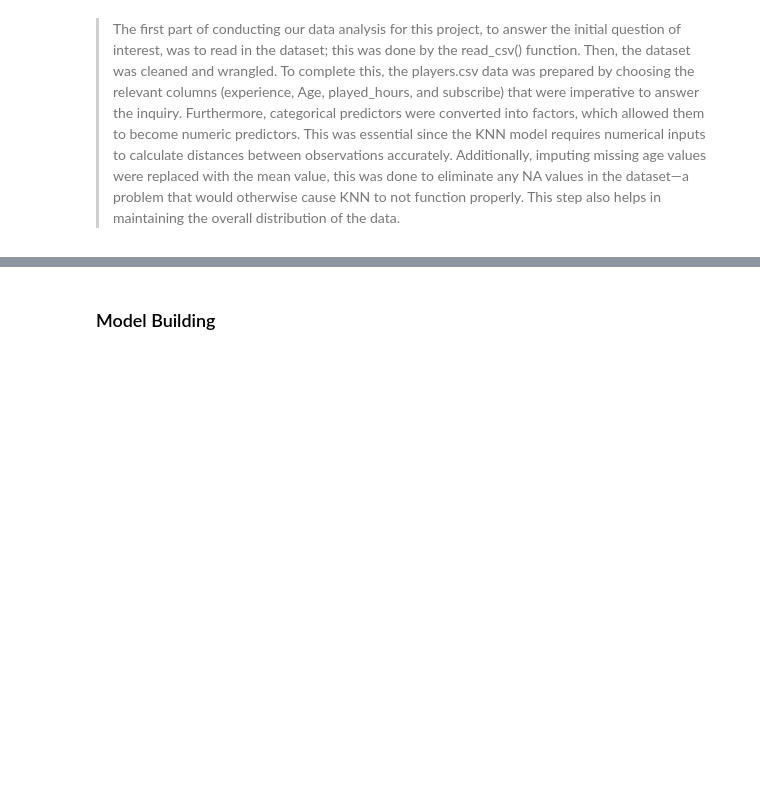
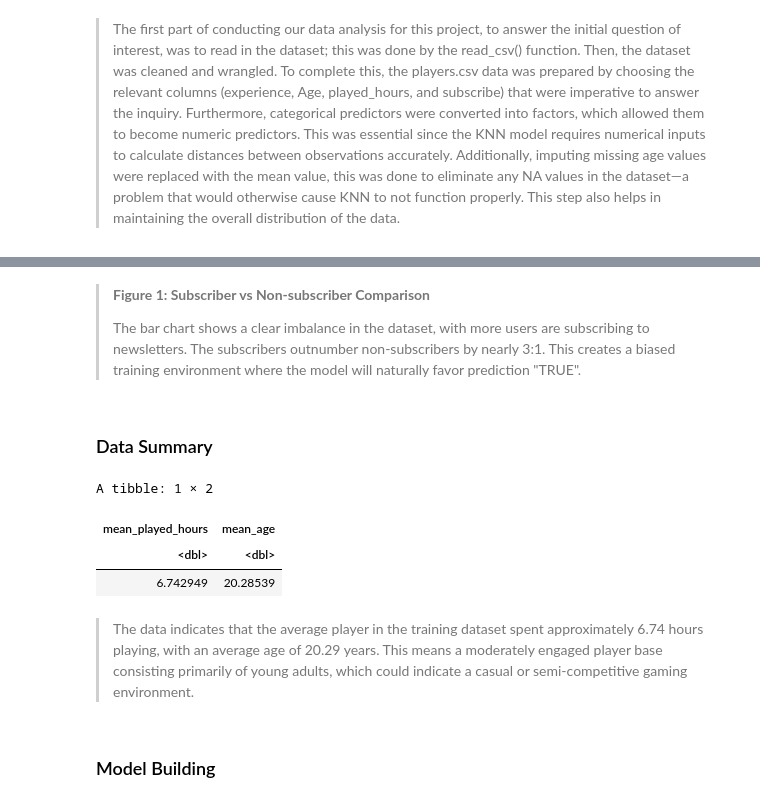
Before and after one commit to valkyraycho/DSCI-Project, a Jupyter notebook: project_report.ipynb, the cells around one changed output, grey strips where cells are left out. Saved outputs shown, nothing was run; the diff lists cells and outputs as text; code cells hidden in the pictures; blank space fills up the shorter version.

```diff
--- a/project_report.ipynb
+++ b/project_report.ipynb
@@ -119,3 +111,23 @@ player_testing  <- testing(player_split)
+# %% [markdown]
+>**Figure 1: Subscriber vs Non-subscriber Comparison**
+>
+>The bar chart shows a clear imbalance in the dataset, with more users are subscribing to newsletters. The subscribers outnumber non-subscribers by nearly 3:1. This creates a biased training environment where the model will naturally favor prediction "TRUE".
+# %% [markdown]
+### Data Summary
+# %%
+mean_players<-player_training|>
+    select(played_hours, Age)|>
+    summarize(mean_played_hours=mean(played_hours, na.rm=TRUE),
+        mean_age=mean(Age,na.rm=TRUE))
+
+mean_players
+# %% [output]
+A tibble: 1 × 2
+| mean_played_hours | mean_age |
+| <dbl> | <dbl> |
+| 6.742949 | 20.28539 |
+# %% [markdown]
+>The data indicates that the average player in the training dataset spent approximately 6.74 hours playing, with an average age of 20.29 years. This means a moderately engaged player base consisting primarily of young adults, which could indicate a casual or semi-competitive gaming environment.
 # %% [markdown]
 ### Model Building
 # %%
```
Also changed, not shown: parts of 20 cells of this notebook.
